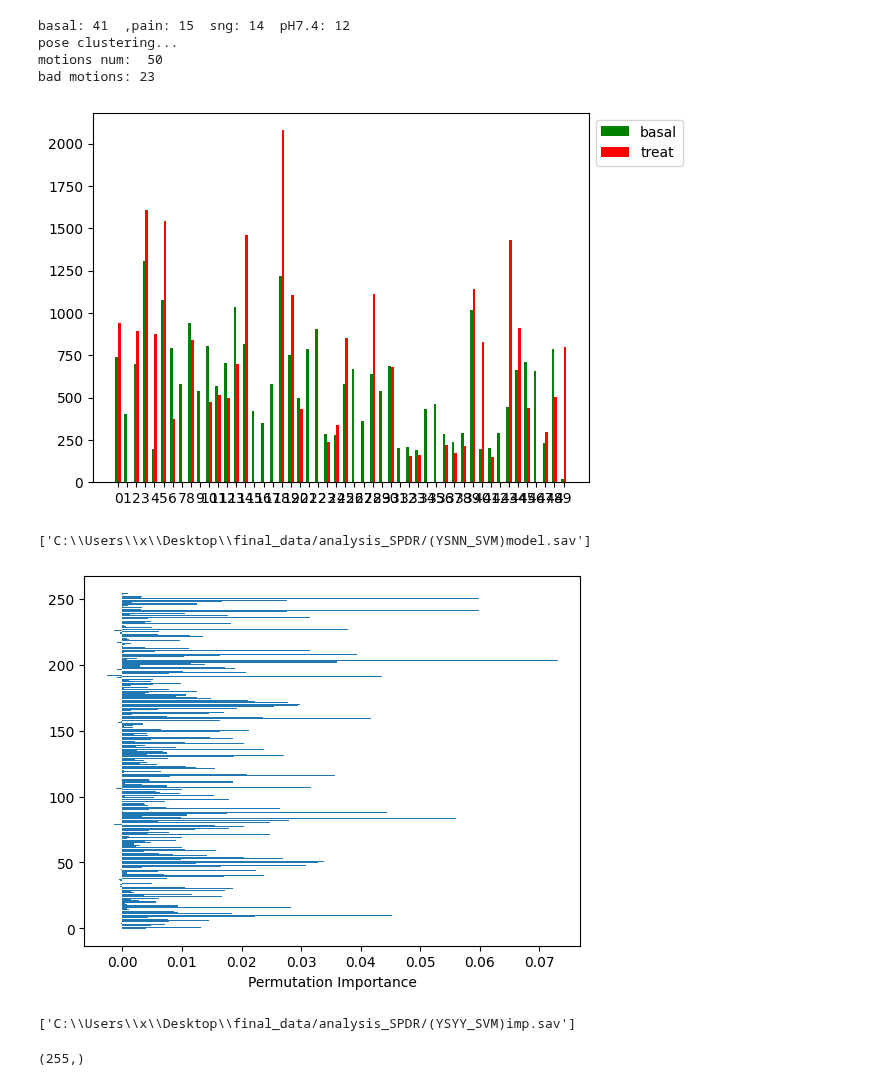
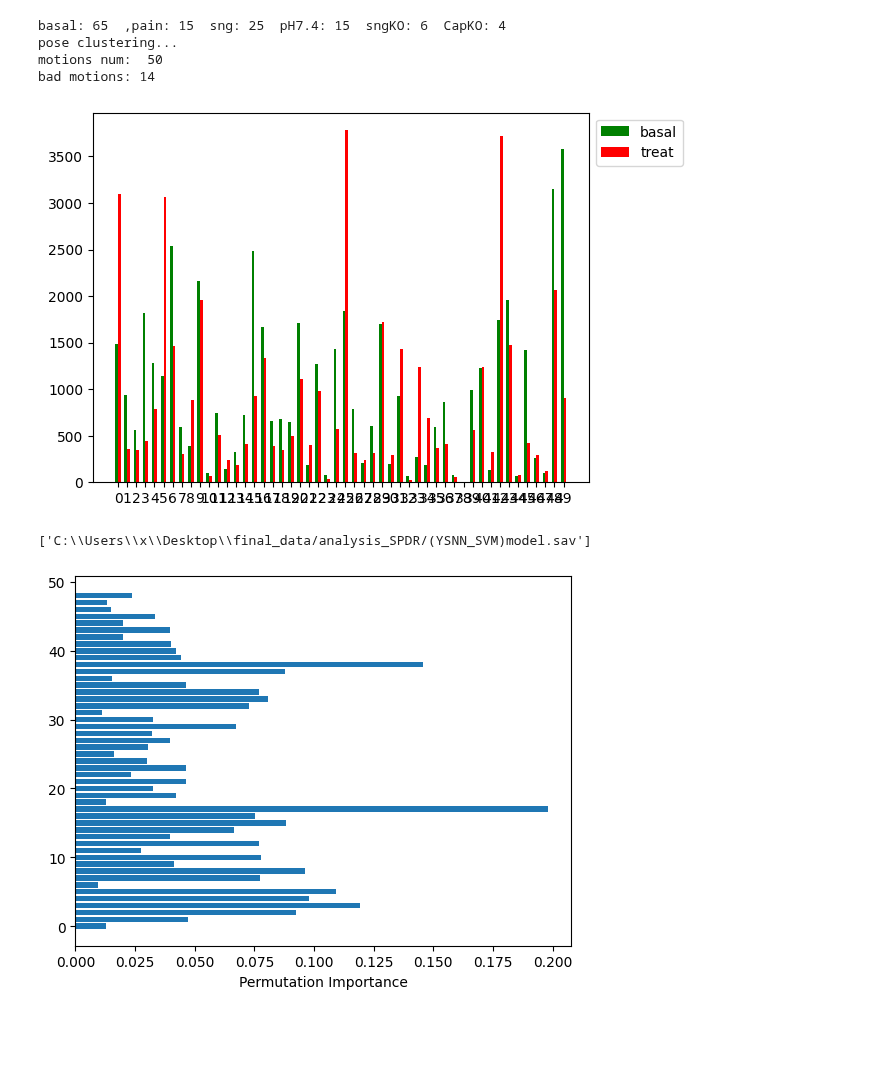
Before and after one commit to IS-Howard/final, a Jupyter notebook: main.ipynb, the cells around one changed output. Drawn from its saved outputs; the diff is of its cells as text; code cells hidden in the pictures; blank space fills up the shorter version.

```diff
--- a/main.ipynb
+++ b/main.ipynb
@@ -3,20 +3,20 @@ from feature_process import *
 from data_process import *
 from pose_cluster import *
 # %%
-feat_type = 'bscwtH'
+feat_type = 'bsF'
 model_type = 'svm'
 add_cluster = 'Y'
 classes = 3
 # %%
 if feat_type == 'frame':
-    dlc_root = r'..\final_data\mix_landmark5'
+    dlc_root = r'..\final_data\landmark5'
     dlc = DataSet(dlc_root)
 else:
-    dlc_root = r'..\final_data\mix_landmark7'
+    dlc_root = r'..\final_data\landmark7'
     if feat_type[-1]=='H':
-        bs_root = r'..\final_data\mix_bsoidfeat'
+        bs_root = r'..\final_data\bsoidfeat'
     else:
-        bs_root = r'..\final_data\mix_bsoidfeat2'
+        bs_root = r'..\final_data\bsoidfeat2'
     dlc = DataSet(dlc_root, bsoid=bs_root)
 dlc.generate_feature(feat_type=feat_type)
 
@@ -24,11 +24,11 @@ if add_cluster == 'Y':
     print('pose clustering...')
     dlc.pose_cls(sel=['Cap','Capbasal'], sel_num=20, embed=False, k=50, cls_type='km', clf_type='svm')
 # %% [output]
-basal: 41  ,pain: 15  sng: 14  pH7.4: 12
+basal: 65  ,pain: 15  sng: 25  pH7.4: 15  sngKO: 6  CapKO: 4
 pose clustering...
 motions num:  50
-bad motions: 23
+bad motions: 14
-[figure, old version]
+[figure, new version]
 # %%
 res_te = []
 res_tt = []
@@ -63,16 +64,10 @@ dlc.generate_train_test(split=0.1, motion_del=False, k=10)
 model = Analysis(model_type=model_type, classes=classes)
 x_train = np.concatenate(dlc.data['x_train'])
 y_train = np.concatenate(dlc.data['y_train'])
-model.model = joblib.load(r'C:\Users\x\Desktop\final_data/analysis_SPDR/(YSYY_SVM)model.sav')
+model.model = joblib.load(r'C:\Users\x\Desktop\final_data/analysis_SPDR/(YSNN_SVM)model.sav')
 # %%
-imp = model.feat_importance(x_train,y_train, r'C:\Users\x\Desktop\final_data/analysis_SPDR/(YSYY_SVM)FI.jpg')
+imp = model.feat_importance(x_train,y_train, r'C:\Users\x\Desktop\final_data/analysis_imp/(YSNN_SVM)FI.jpg')
 # %% [output]
-[figure, old version]
+[figure, new version]
 # %%
-joblib.dump(imp, r'C:\Users\x\Desktop\final_data/analysis_SPDR/(YSYY_SVM)imp.sav')
+joblib.dump(imp, r'C:\Users\x\Desktop\final_data/analysis_imp/(YSNN_SVM)imp.sav')
-# %% [output]
-['C:\\Users\\x\\Desktop\\final_data/analysis_SPDR/(YSYY_SVM)imp.sav']
-# %%
-imp.shape
-# %% [output]
-(255,)
```
Also changed, not shown: parts of 11 cells of this notebook, 2 other files.
